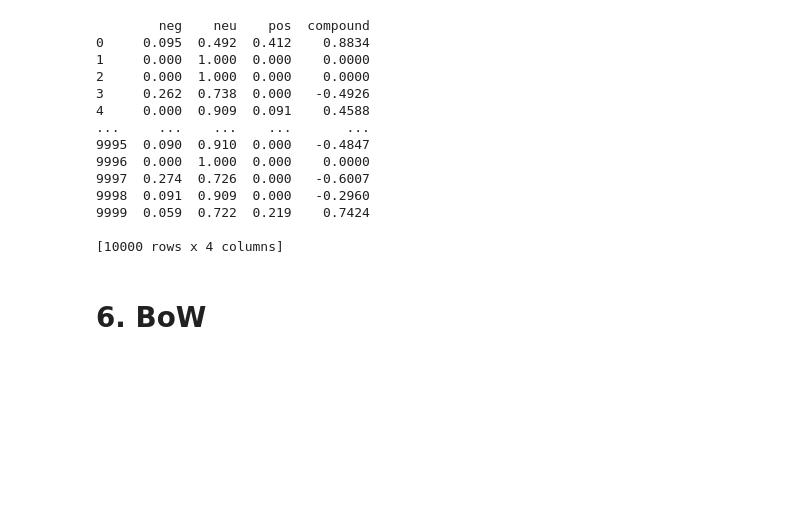
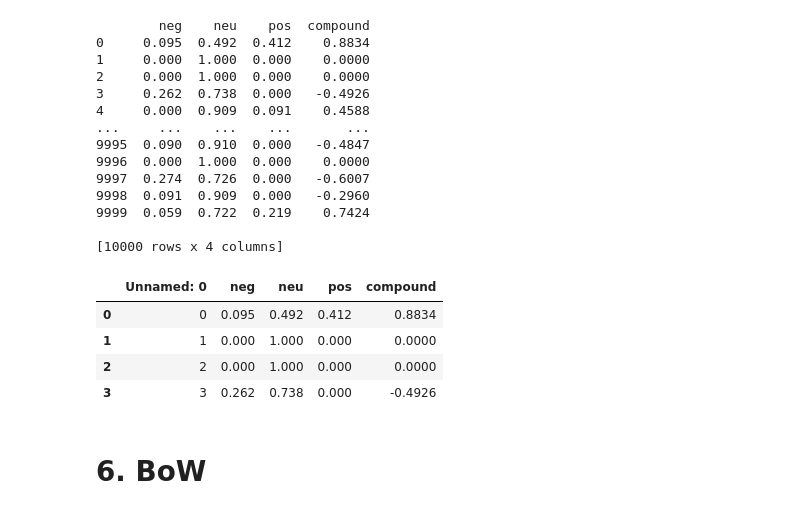
Before and after one commit to AScarcella3/TextMiningProject, a Jupyter notebook: main.ipynb, the cells around one changed output. Cells and saved outputs as stored; diff of their text form; code cells hidden in the pictures; blank space fills up the shorter version.

```diff
--- a/main.ipynb
+++ b/main.ipynb
@@ -902,8 +902,14 @@ df1.to_csv('/content/drive/MyDrive/nucleare/STAGING_MARCO/Vader_it.csv')
 
 [10000 rows x 4 columns]
 # %%
-df1 = pd.read_csv('/content/drive/MyDrive/nucleare/STAGING_MARCO/TEST/Vader_en.csv')
-df2.head(4)
+df1 = pd.read_csv('/content/drive/MyDrive/nucleare/STAGING_MARCO/TEST/Vader_it.csv')
+df1.head(4)
+# %% [output]
+|  | Unnamed: 0 | neg | neu | pos | compound |
+| 0 | 0 | 0.095 | 0.492 | 0.412 | 0.8834 |
+| 1 | 1 | 0.000 | 1.000 | 0.000 | 0.0000 |
+| 2 | 2 | 0.000 | 1.000 | 0.000 | 0.0000 |
+| 3 | 3 | 0.262 | 0.738 | 0.000 | -0.4926 |
 # %% [markdown]
 # 6. BoW
 # %% [markdown]
```
